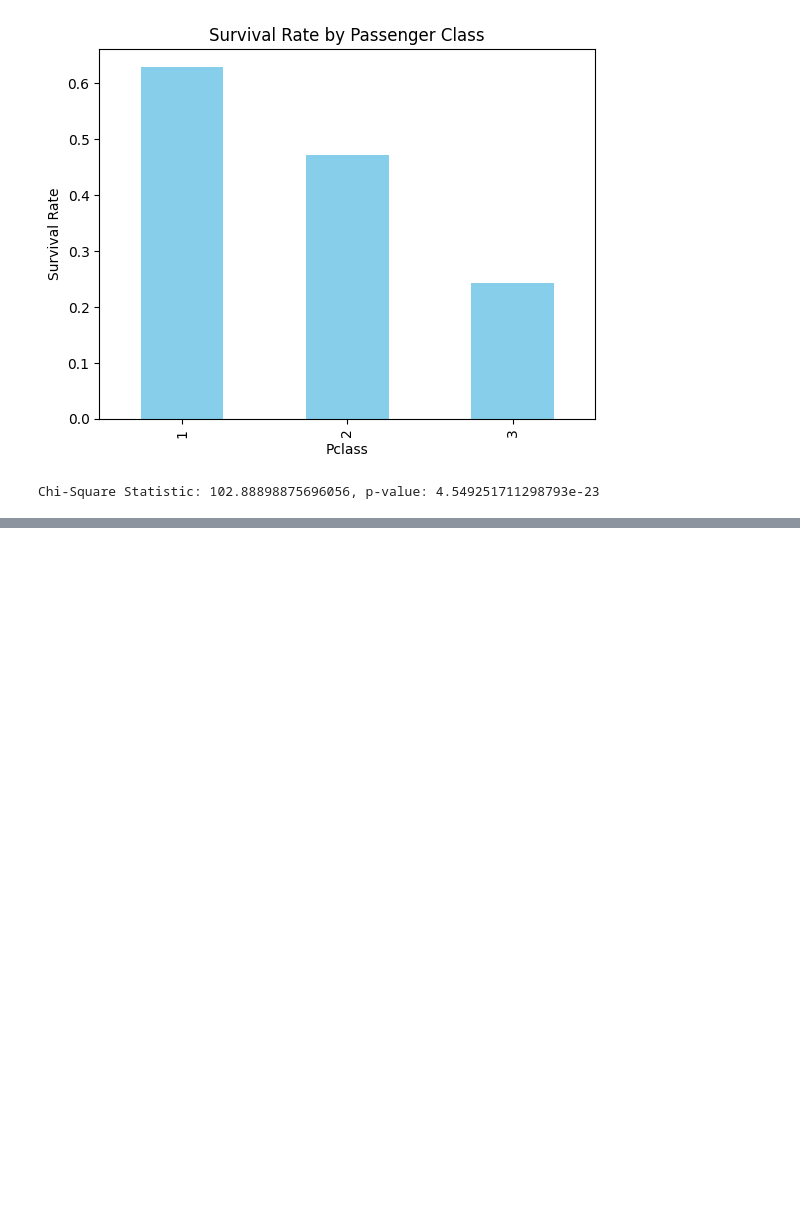
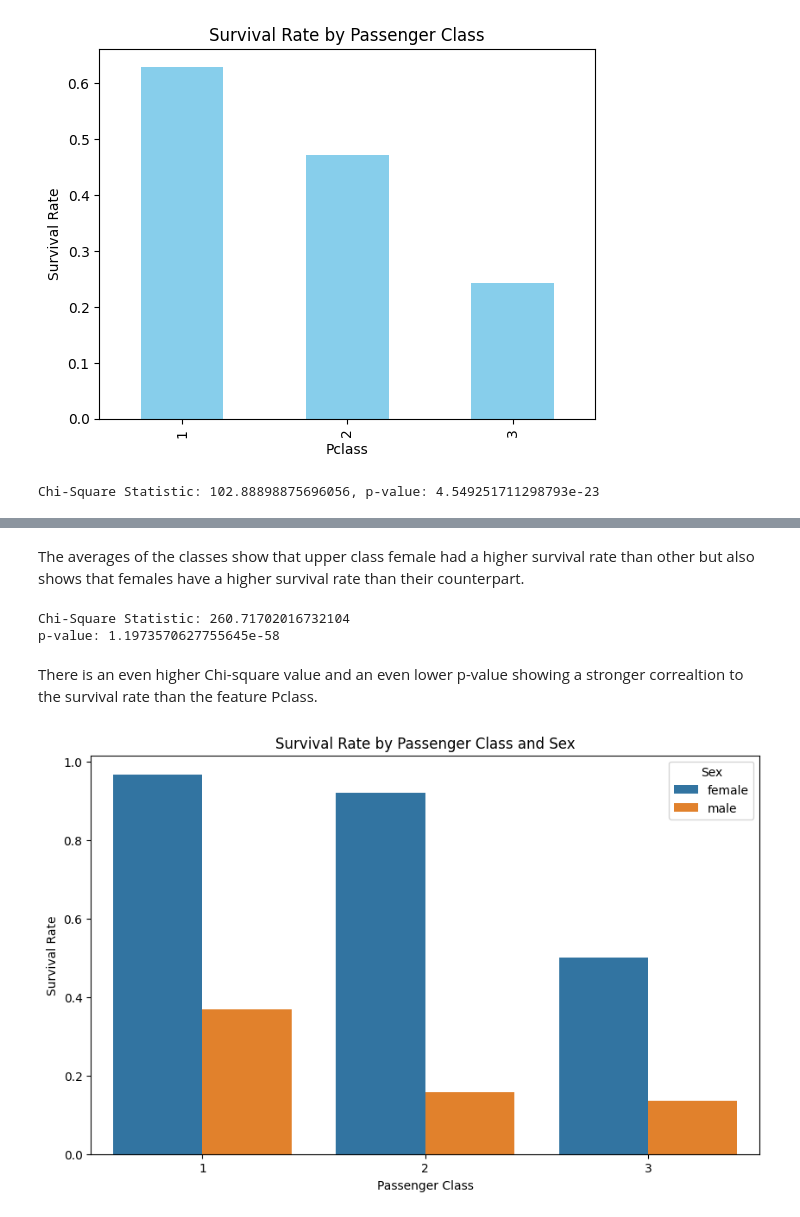
Before and after one commit to Rigpea/titanic-classifier, a Jupyter notebook: rigpea.ipynb, the cells around one changed output, grey strips where cells are left out. Drawn from its saved outputs; the diff is of its cells as text; code cells hidden in the pictures; blank space fills up the shorter version.

```diff
--- a/rigpea.ipynb
+++ b/rigpea.ipynb
@@ -106,0 +167,32 @@ The above is significant as it indicate that passengers with higher classes had
+# %% [markdown]
+The averages of the classes show that upper class female had a higher survival rate than other but also shows that females have a higher survival rate than their counterpart.
+# %%
+contingency_table = pd.crosstab(train_data['Sex'], train_data['Survived'])
+
+# Perform the Chi-Square Test
+chi2, p, dof, expected = chi2_contingency(contingency_table)
+
+# Output the results
+print(f"Chi-Square Statistic: {chi2}")
+print(f"p-value: {p}")
+# %% [output]
+Chi-Square Statistic: 260.71702016732104
+p-value: 1.1973570627755645e-58
+# %% [markdown]
+There is an even higher Chi-square value and an even lower p-value showing a stronger correaltion to the survival rate than the feature Pclass.
+# %%
+grouped_data = train_data[['Survived', 'Sex', 'Pclass']].groupby(['Pclass', 'Sex']).mean().reset_index()
+
+# Bar graph to visualize the relation
+plt.figure(figsize=(10, 6))
+sns.barplot(x='Pclass', y='Survived', hue='Sex', data=grouped_data)
+
+plt.title('Survival Rate by Passenger Class and Sex')
+plt.xlabel('Passenger Class')
+plt.ylabel('Survival Rate')
+plt.legend(title='Sex')
+
+# Show the plot
+plt.show()
+# %% [output]
+[figure, added]
```
Also changed, not shown: parts of 13 cells of this notebook.
